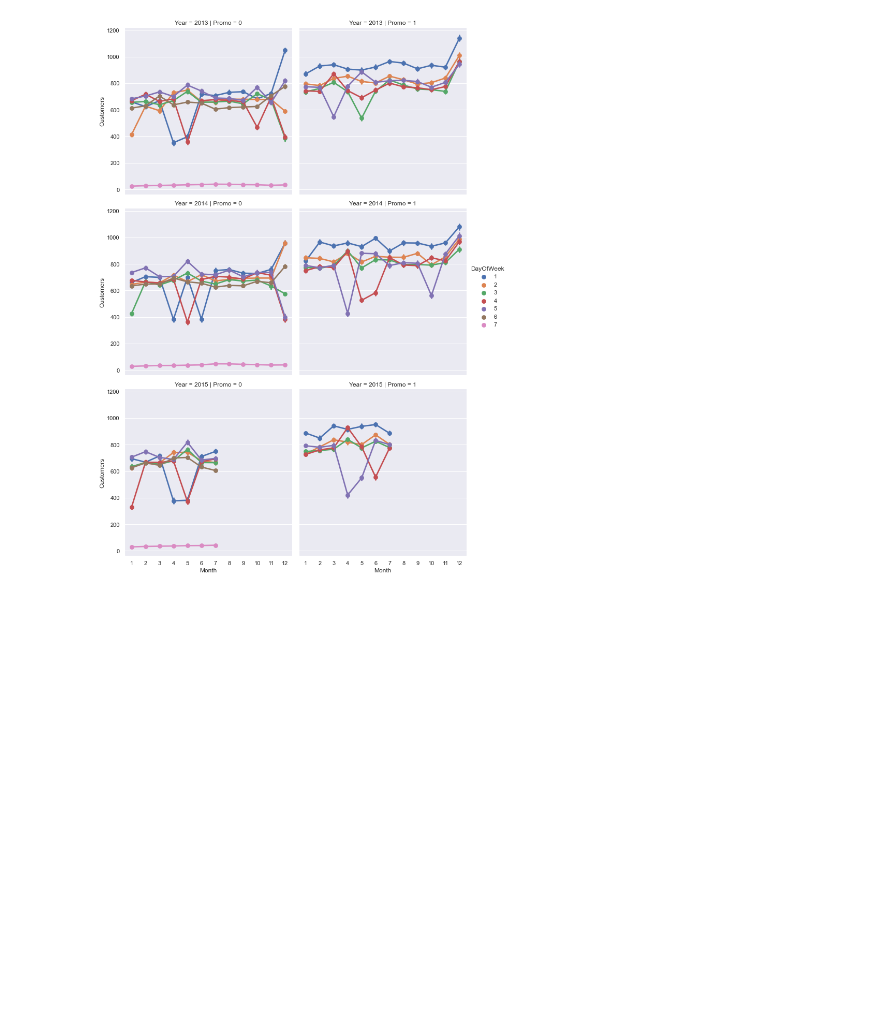
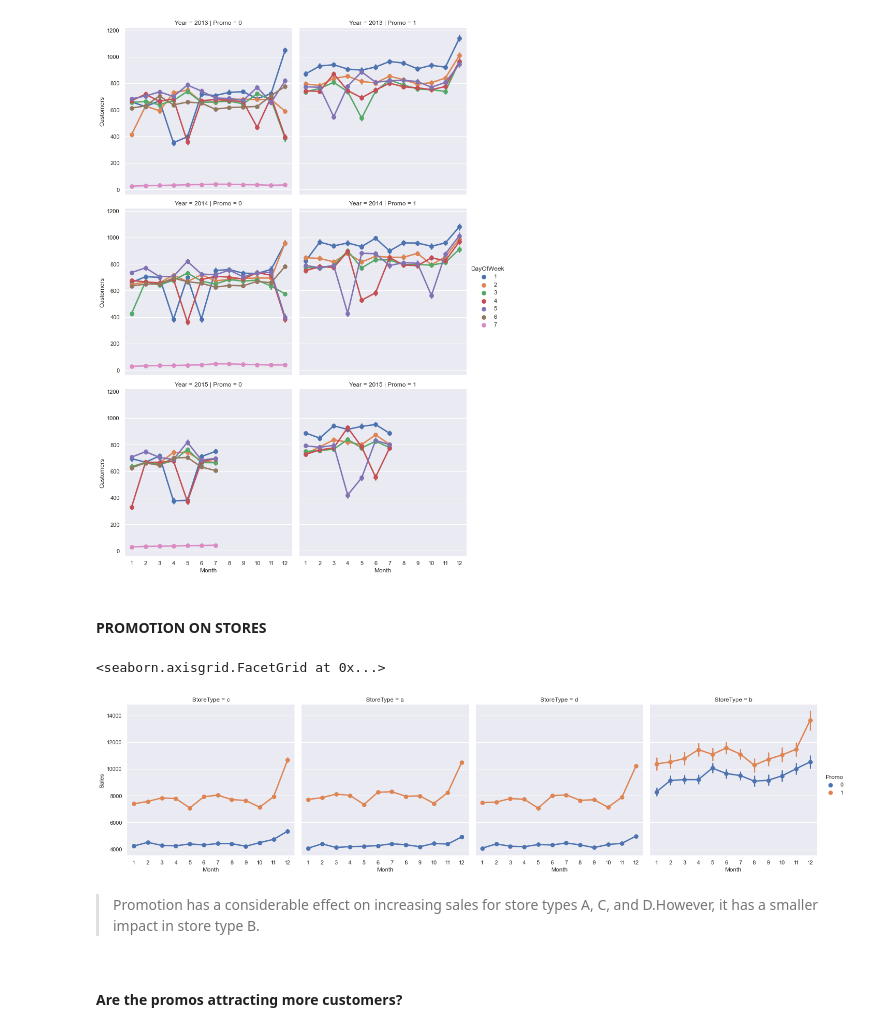
Before and after one commit to Melak2017/Pharmaceutical-Sales-Prediction-, a Jupyter notebook: notebooks/data_exploration.ipynb, the cells around one changed output. Cells and saved outputs as stored; diff of their text form; code cells hidden in the pictures; blank space fills up the shorter version.

```diff
--- a/notebooks/data_exploration.ipynb
+++ b/notebooks/data_exploration.ipynb
@@ -420,6 +441,17 @@ sns.catplot(data=train_df, x="Month", y="Customers",col='Promo',row="Year", hue=
 # %% [output]
 <seaborn.axisgrid.FacetGrid at 0x...>
 [figure]
+# %% [markdown]
+#### PROMOTION ON STORES
+# %%
+sns.factorplot(data = merged_df, x ="Month", y = "Sales",
+               col = 'StoreType',
+               hue = 'Promo')
+# %% [output]
+<seaborn.axisgrid.FacetGrid at 0x...>
+[figure, added]
+# %% [markdown]
+>Promotion has a considerable effect on increasing sales for store types A, C, and D.However, it has a smaller impact in store type B.
 # %%
 #creating joined dataframe(train and store)
 merged_df = CleanStoreDf(train_df)
@@ -427,3 +459,5 @@ merged_df = merged_df.add_columns_from_another_df_using_column(store_df, 'Store'
                                                                'StoreType', 'Assortment', 'CompetitionDistance', 'CompetitionOpenSinceMonth', 'CompetitionOpenSinceYear','Promo2'])
 # %%
 merged_df.to_csv('../data/store_train_merged.csv')
+# %% [markdown]
+#### Are the promos attracting more customers?
```
Also changed, not shown: parts of 6 cells of this notebook.
